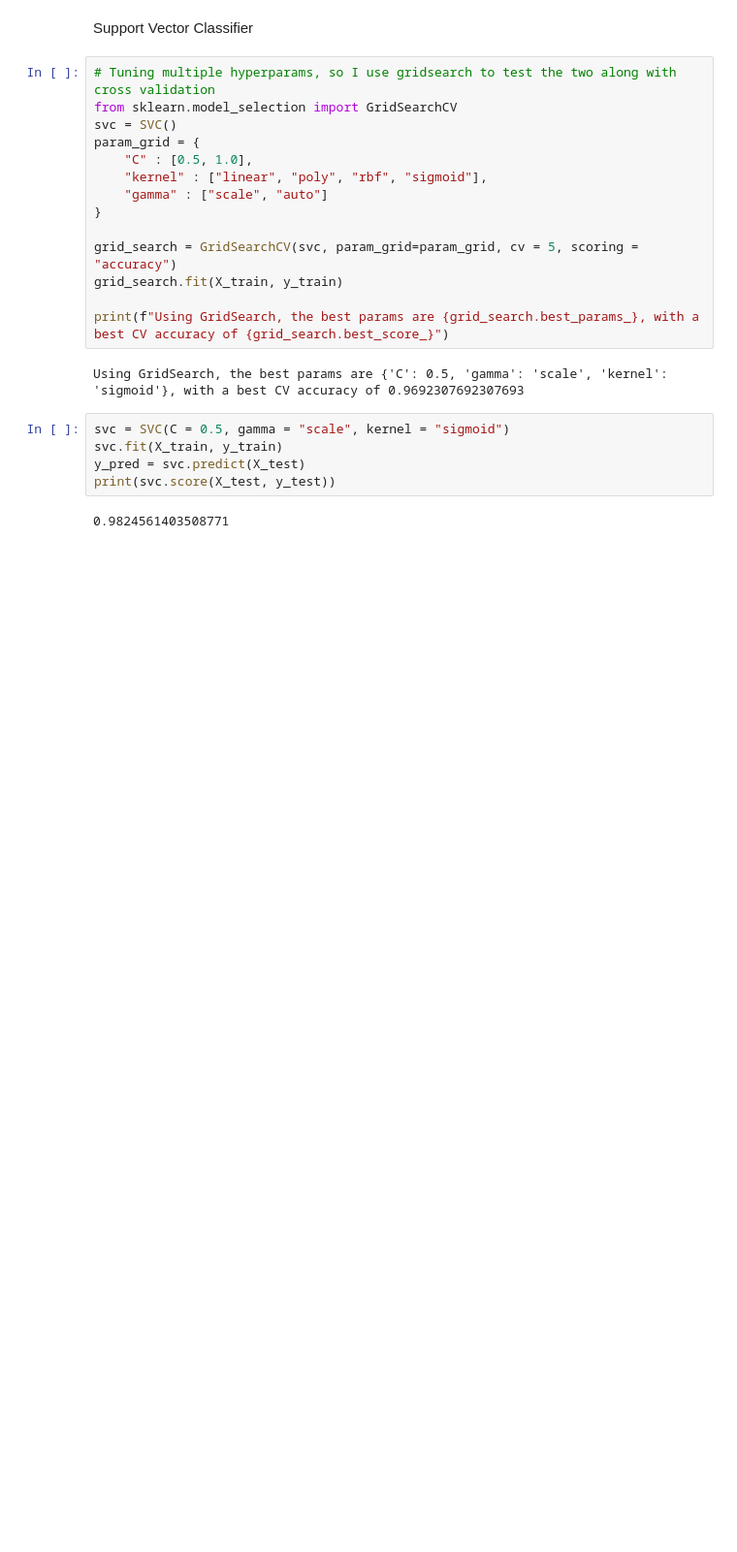
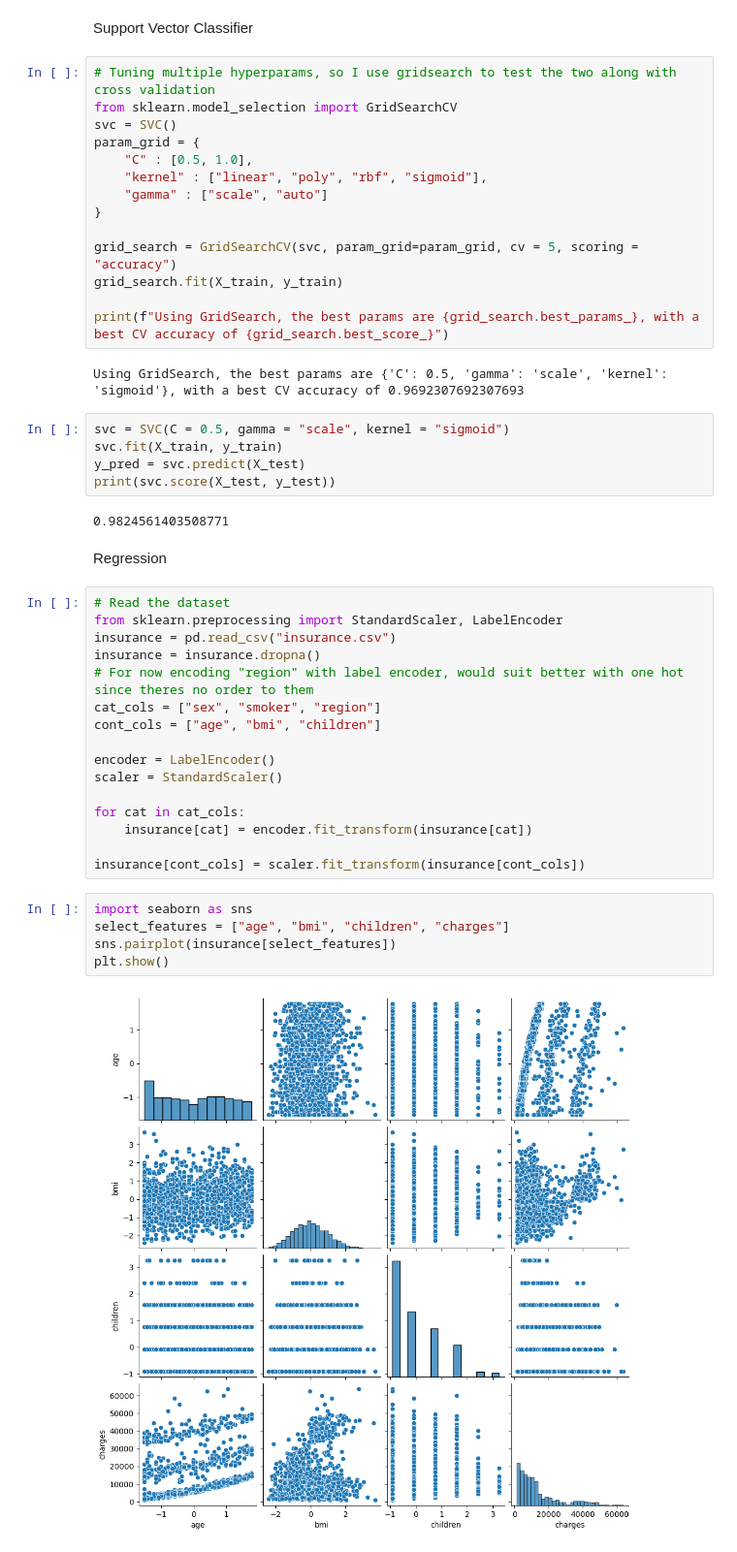
Before and after one commit to matthewwcummings/BreastCancerCampaign, a Jupyter notebook: Project.ipynb, the cells around one changed output. Shown at 97% size. Drawn from its saved outputs; the diff is of its cells as text; blank space fills up the shorter version.

Commit message:
Added regression tasks

```diff
--- a/Project.ipynb
+++ b/Project.ipynb
@@ -224,3 +246,28 @@ y_pred = svc.predict(X_test)
 print(svc.score(X_test, y_test))
 # %% [output]
 0.9824561403508771
+# %% [markdown]
+Regression
+# %%
+# Read the dataset
+from sklearn.preprocessing import StandardScaler, LabelEncoder
+insurance = pd.read_csv("insurance.csv")
+insurance = insurance.dropna()
+# For now encoding "region" with label encoder, would suit better with one hot since theres no order to them
+cat_cols = ["sex", "smoker", "region"]
+cont_cols = ["age", "bmi", "children"]
+
+encoder = LabelEncoder()
+scaler = StandardScaler()
+
+for cat in cat_cols:
+    insurance[cat] = encoder.fit_transform(insurance[cat])
+
+insurance[cont_cols] = scaler.fit_transform(insurance[cont_cols])
+# %%
+import seaborn as sns
+select_features = ["age", "bmi", "children", "charges"]
+sns.pairplot(insurance[select_features])
+plt.show()
+# %% [output]
+[figure, added]
```
Also changed, not shown: parts of 14 cells of this notebook, 2 other files.
